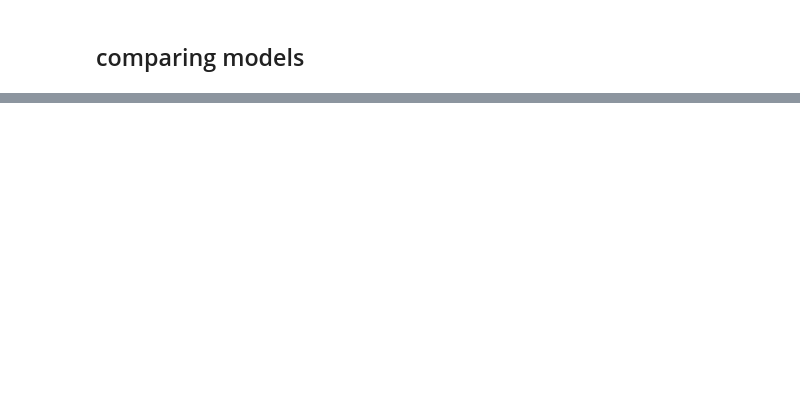
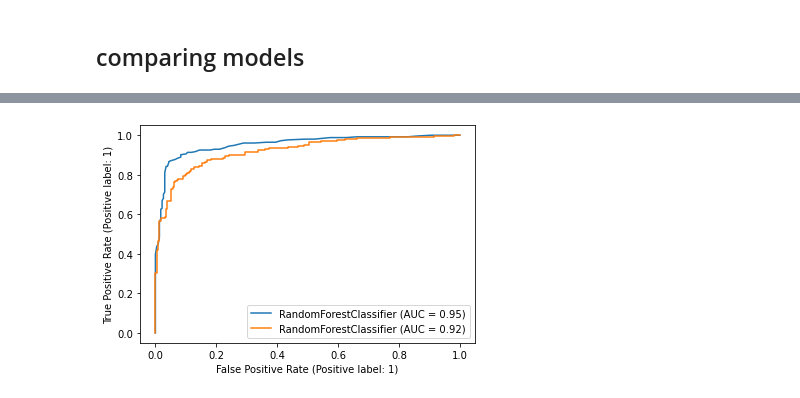
Before and after one commit to Puja-shahi/Data_trained_projects, a Jupyter notebook: HR analytics.ipynb, the cells around one changed output, grey strips where cells are left out. Cells and saved outputs as stored; diff of their text form; code cells hidden in the pictures; blank space fills up the shorter version.

```diff
--- a/HR analytics.ipynb
+++ b/HR analytics.ipynb
@@ -468,0 +467,19 @@ plt.show()
+# %%
+#hyperparameter tuning for rfc
+parameters={'n_estimators':[7,10,13,15], # n_estimators':[7,10,13,15] for how many models you want to make
+    'criterion':['entropy','gini'],
+    'max_depth':[10],
+    'min_samples_split':[10,11],
+    'min_samples_leaf':[5,6]}
+
+gs=GridSearchCV(rfc,parameters)
+gs.fit(x_train,y_train)
+print('\n--------------------------RandomForest Classifier Hyperparameter Tuning------------------')
+print('best estimators:\n',gs.best_estimator_)
+
+rfc_=gs.best_estimator_ # direct applying best estimators
+rfc_.fit(x_train,y_train)
+pred=rfc_.predict(x_test)
+print(f'\n\naccuracy score:{accuracy_score(y_test,pred)*100:.2f}%\n')
+print(f'\nconfusion_matrix:\n{confusion_matrix(y_test,pred)}\n')
+print(f'\nclassification_report:\n{pd.DataFrame(classification_report(y_test,pred,output_dict=True))}')
@@ -468,0 +507,9 @@ plt.show()
+# %%
+from sklearn.metrics import roc_curve,roc_auc_score,plot_roc_curve
+
+disp=plot_roc_curve(rfc,x_test,y_test)
+plot_roc_curve(rfc_,x_test,y_test,ax=disp.ax_)
+plt.legend(prop={'size':10},loc='lower right')
+plt.show()
+# %% [output]
+[figure, added]
```
Also changed, not shown: parts of 12 cells of this notebook.
